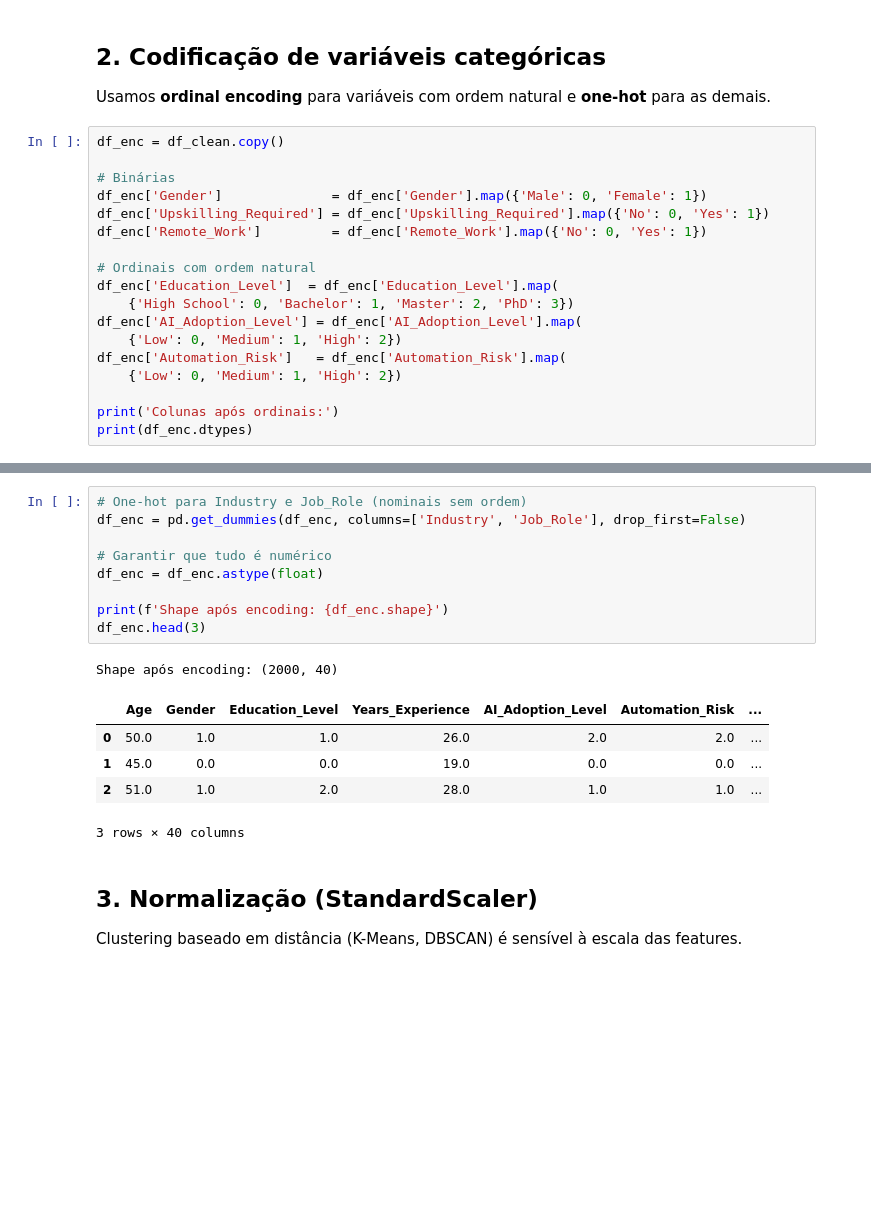
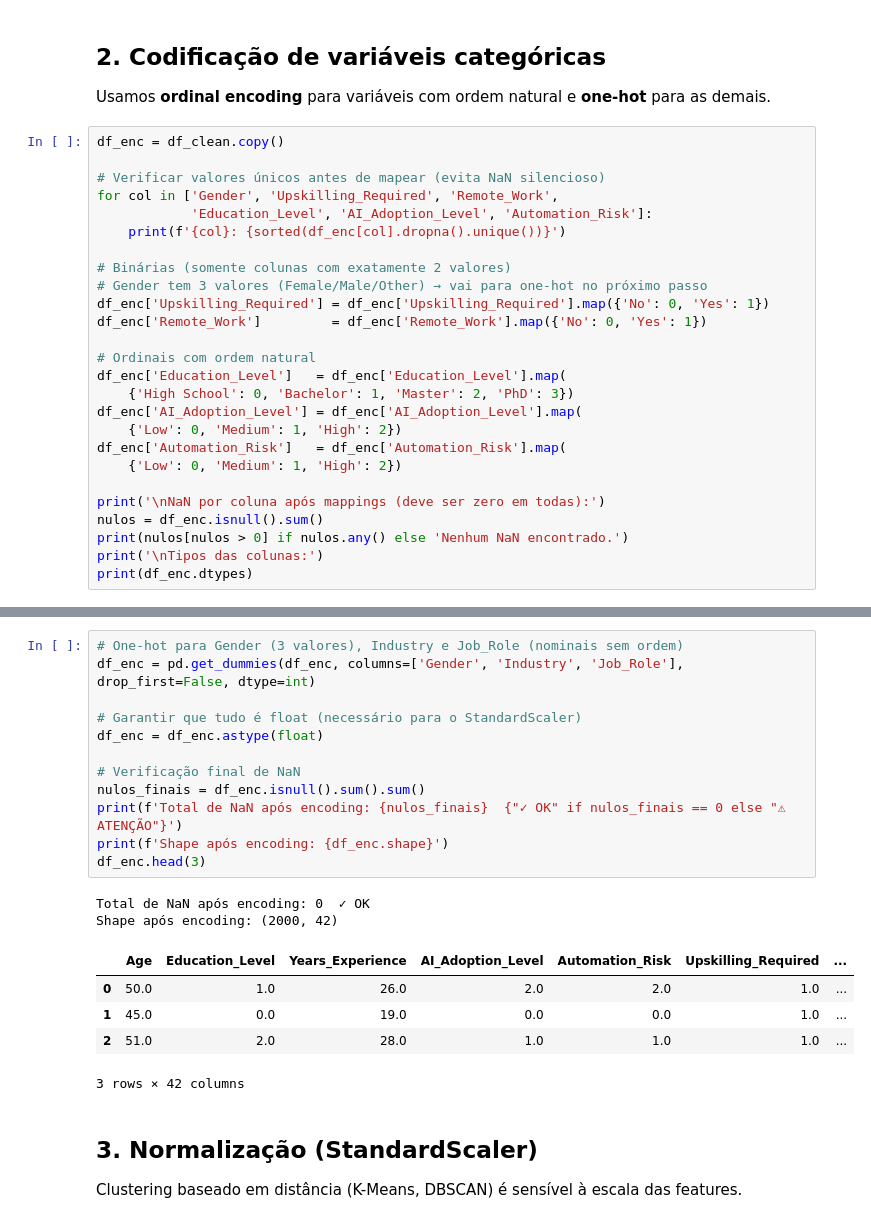
Before and after one commit to MarcosVOS/artificial-intelligence-dataset, a Jupyter notebook: analyze/clustering_02_preprocessing.ipynb, the cells around one changed output, grey strips where cells are left out. Drawn from its saved outputs; the diff is of its cells as text; blank space fills up the shorter version.

```diff
--- a/analyze/clustering_02_preprocessing.ipynb
+++ b/analyze/clustering_02_preprocessing.ipynb
@@ -33,19 +33,27 @@ Usamos **ordinal encoding** para variáveis com ordem natural e **one-hot** para
 # %%
 df_enc = df_clean.copy()
 
-# Binárias
-df_enc['Gender']              = df_enc['Gender'].map({'Male': 0, 'Female': 1})
+# Verificar valores únicos antes de mapear (evita NaN silencioso)
+for col in ['Gender', 'Upskilling_Required', 'Remote_Work',
+            'Education_Level', 'AI_Adoption_Level', 'Automation_Risk']:
+    print(f'{col}: {sorted(df_enc[col].dropna().unique())}')
+
+# Binárias (somente colunas com exatamente 2 valores)
+# Gender tem 3 valores (Female/Male/Other) → vai para one-hot no próximo passo
 df_enc['Upskilling_Required'] = df_enc['Upskilling_Required'].map({'No': 0, 'Yes': 1})
 df_enc['Remote_Work']         = df_enc['Remote_Work'].map({'No': 0, 'Yes': 1})
 
 # Ordinais com ordem natural
-df_enc['Education_Level']  = df_enc['Education_Level'].map(
+df_enc['Education_Level']   = df_enc['Education_Level'].map(
     {'High School': 0, 'Bachelor': 1, 'Master': 2, 'PhD': 3})
 df_enc['AI_Adoption_Level'] = df_enc['AI_Adoption_Level'].map(
     {'Low': 0, 'Medium': 1, 'High': 2})
 df_enc['Automation_Risk']   = df_enc['Automation_Risk'].map(
     {'Low': 0, 'Medium': 1, 'High': 2})
 
-print('Colunas após ordinais:')
+print('\nNaN por coluna após mappings (deve ser zero em todas):')
+nulos = df_enc.isnull().sum()
+print(nulos[nulos > 0] if nulos.any() else 'Nenhum NaN encontrado.')
+print('\nTipos das colunas:')
 print(df_enc.dtypes)
 # %% [output]
@@ -66,21 +75,25 @@ Job_Satisfaction           int64
 Productivity_Change_%    float64
 dtype: object
 # %%
-# One-hot para Industry e Job_Role (nominais sem ordem)
-df_enc = pd.get_dummies(df_enc, columns=['Industry', 'Job_Role'], drop_first=False)
+# One-hot para Gender (3 valores), Industry e Job_Role (nominais sem ordem)
+df_enc = pd.get_dummies(df_enc, columns=['Gender', 'Industry', 'Job_Role'], drop_first=False, dtype=int)
 
-# Garantir que tudo é numérico
+# Garantir que tudo é float (necessário para o StandardScaler)
 df_enc = df_enc.astype(float)
 
+# Verificação final de NaN
+nulos_finais = df_enc.isnull().sum().sum()
+print(f'Total de NaN após encoding: {nulos_finais}  {"✓ OK" if nulos_finais == 0 else "⚠ ATENÇÃO"}')
 print(f'Shape após encoding: {df_enc.shape}')
 df_enc.head(3)
 # %% [output]
-Shape após encoding: (2000, 40)
+Total de NaN após encoding: 0  ✓ OK
+Shape após encoding: (2000, 42)
-|  | Age | Gender | Education_Level | Years_Experience | AI_Adoption_Level | Automation_Risk | ... |
-| 0 | 50.0 | 1.0 | 1.0 | 26.0 | 2.0 | 2.0 | ... |
-| 1 | 45.0 | 0.0 | 0.0 | 19.0 | 0.0 | 0.0 | ... |
-| 2 | 51.0 | 1.0 | 2.0 | 28.0 | 1.0 | 1.0 | ... |
+|  | Age | Education_Level | Years_Experience | AI_Adoption_Level | Automation_Risk | Upskilling_Required | ... |
+| 0 | 50.0 | 1.0 | 26.0 | 2.0 | 2.0 | 1.0 | ... |
+| 1 | 45.0 | 0.0 | 19.0 | 0.0 | 0.0 | 1.0 | ... |
+| 2 | 51.0 | 2.0 | 28.0 | 1.0 | 1.0 | 1.0 | ... |
-3 rows × 40 columns
+3 rows × 42 columns
 # %% [markdown]
 ## 3. Normalização (StandardScaler)
 Clustering baseado em distância (K-Means, DBSCAN) é sensível à escala das features.
```
Also changed, not shown: parts of 3 cells of this notebook, 6 other files.
